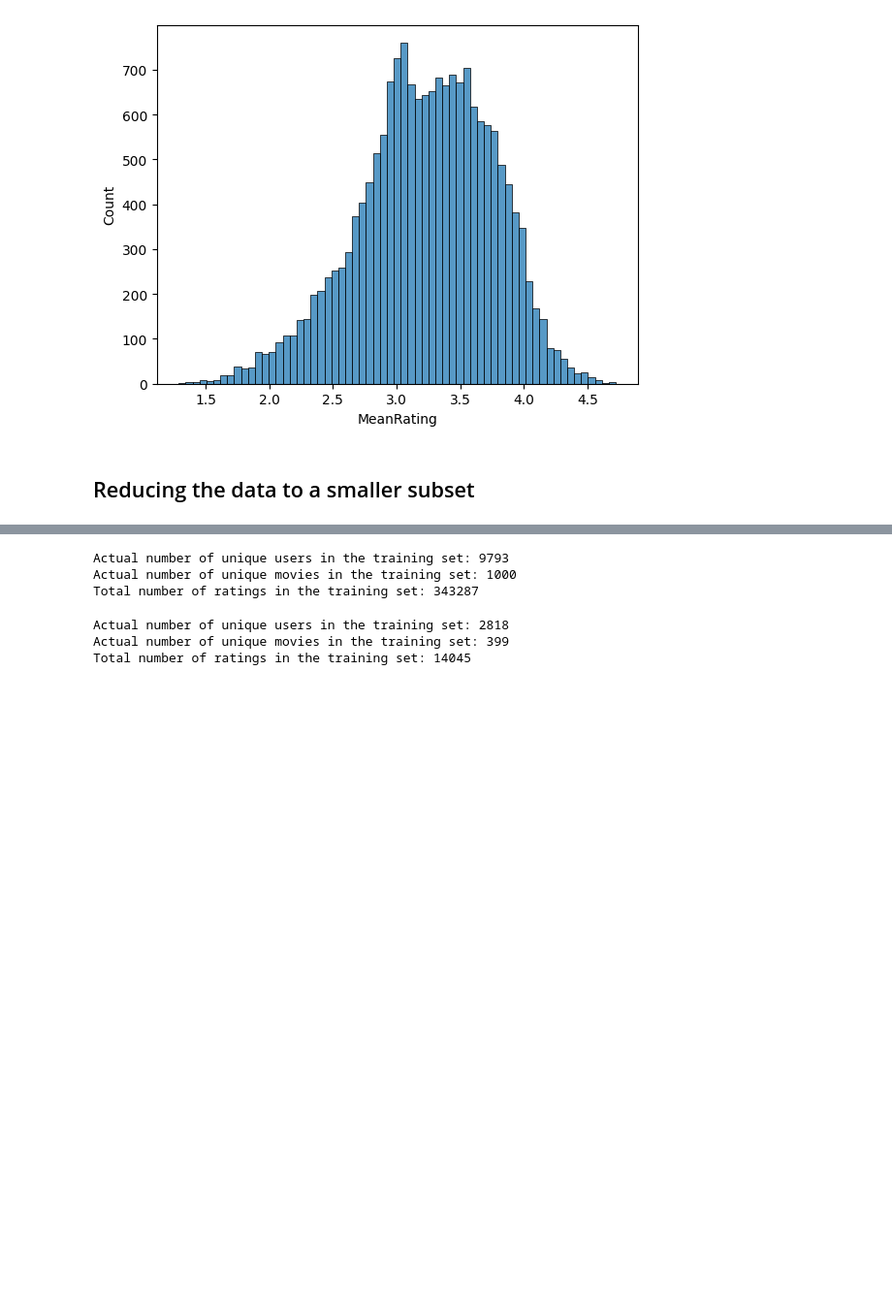
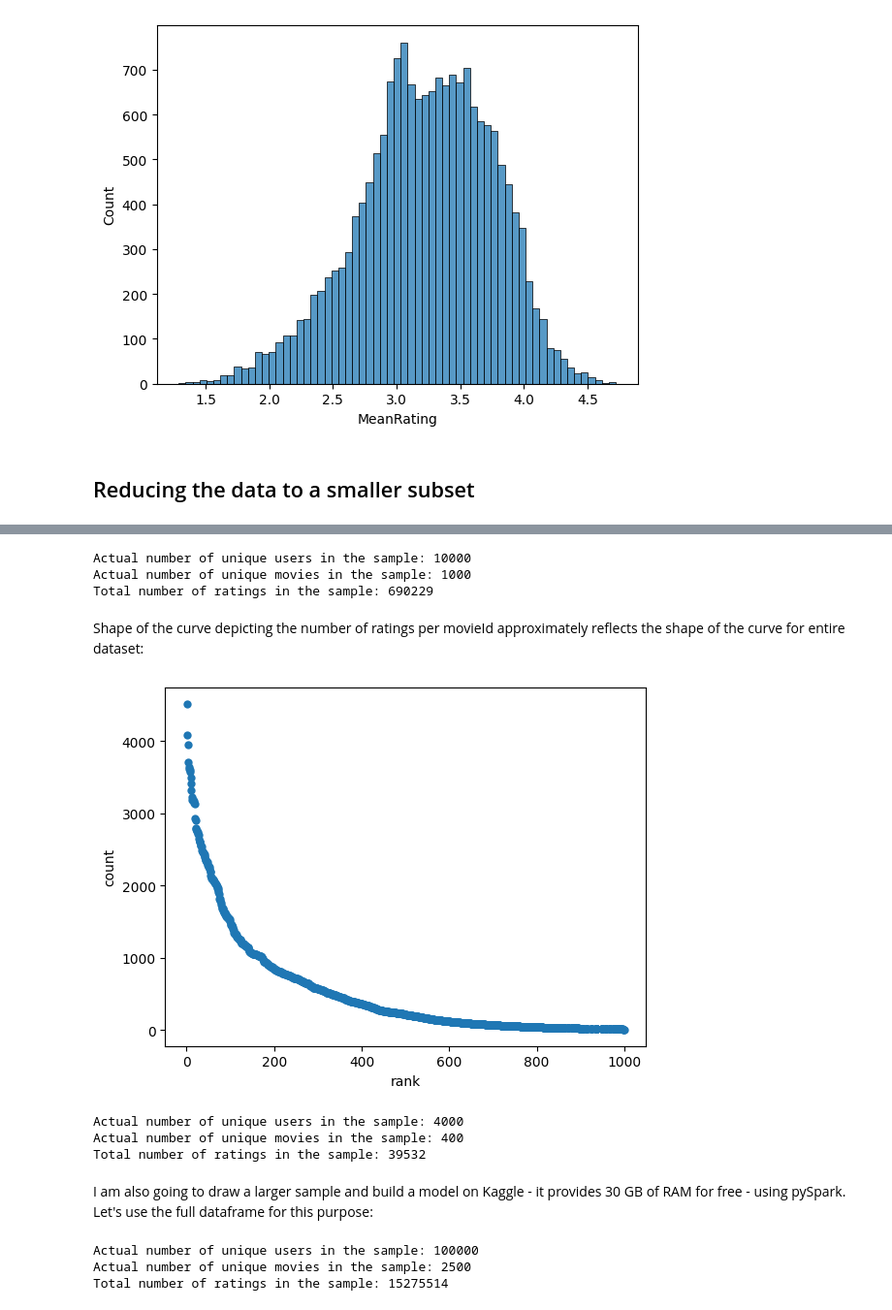
Before and after one commit to KrzysztofUrbaniec/NetlixRecommender, a Jupyter notebook: src/notebooks/Exploration.ipynb, the cells around one changed output, grey strips where cells are left out. Shown: that part at 97% size. Cells and saved outputs as stored; diff of their text form; code cells hidden in the pictures; blank space fills up the shorter version.

Commit message:
Changed sampling method

```diff
--- a/src/notebooks/Exploration.ipynb
+++ b/src/notebooks/Exploration.ipynb
@@ -228,35 +238,38 @@ min_movie_ratings = n_ratings_per_movie['count'].quantile(.75)
 popular_movies_idx = n_ratings_per_movie['count'][n_ratings_per_movie['count'] > min_movie_ratings].index
 ratings_subset = ratings[ratings['MovieId'].isin(popular_movies_idx)]
 # %%
-from sklearn.model_selection import train_test_split
+# Split the dataset into "big" train and test sets, to guarantee, that they will contain distinct user-movie pairs after sampling
+train, test = train_test_split(ratings, test_size=0.2, random_state=0)
 
-# Split the dataset into "big" train and test sets, to guarantee, that they will contain distinct user-movie pairs after sampling
-train, test = train_test_split(ratings_subset, test_size=0.2, random_state=0)
+ms_train = MovieSampler(train)
+ms_test = MovieSampler(test)
+
+sample_train = ms_train.get_sample_data(n_users=10_000, n_movies=1000, random_state=0, zipfs_s=2.0)
+sample_test = ms_test.get_sample_data(n_users=4000, n_movies=400, random_state=0, zipfs_s=2.0)
-# %%
-import sys
-package_path = os.path.abspath('../../src')
-if package_path not in sys.path:
-    sys.path.append(package_path)
-
-from scripts import utils
-sample_train = utils.get_sample_data(train, n_users=10_000, n_movies=1000, random_state=0)
-sample_test = utils.get_sample_data(test, n_users=4000, n_movies=400, random_state=0)
-# %%
-print(f"Actual number of unique users in the training set: {sample_train['CustId'].unique().size}")
-print(f"Actual number of unique movies in the training set: {sample_train['MovieId'].unique().size}")
-print(f"Total number of ratings in the training set: {len(sample_train)}")
-# %% [output]
-Actual number of unique users in the training set: 9793
-Actual number of unique movies in the training set: 1000
-Total number of ratings in the training set: 343287
-# %%
-print(f"Actual number of unique users in the training set: {sample_test['CustId'].unique().size}")
-print(f"Actual number of unique movies in the training set: {sample_test['MovieId'].unique().size}")
-print(f"Total number of ratings in the training set: {len(sample_test)}")
-# %% [output]
-Actual number of unique users in the training set: 2818
-Actual number of unique movies in the training set: 399
-Total number of ratings in the training set: 14045
+# %%
+# Training
+utils.print_sample_summary(sample_train)
+# %% [output]
+Actual number of unique users in the sample: 10000
+Actual number of unique movies in the sample: 1000
+Total number of ratings in the sample: 690229
+# %% [markdown]
+Shape of the curve depicting the number of ratings per movieId approximately reflects the shape of the curve for entire dataset:
+# %%
+n_ratings_per_movie_sample = sample_train.groupby('MovieId')['CustId'].count().sort_values(ascending=False).to_frame().rename({'CustId':'count'},axis=1)
+n_ratings_per_movie_sample['rank'] = n_ratings_per_movie_sample['count'].rank(ascending=False, axis=0)
+sns.scatterplot(data=n_ratings_per_movie_sample, x='rank', y='count', linewidth=0);
+# %% [output]
+[figure, added]
+# %%
+# Test
+utils.print_sample_summary(sample_test)
+# %% [output]
+Actual number of unique users in the sample: 4000
+Actual number of unique movies in the sample: 400
+Total number of ratings in the sample: 39532
 # %%
 sample_train.drop('Date',axis=1).to_csv(data_dirpath + 'ratings_training.csv', sep=',', index=False)
 sample_test.drop('Date',axis=1).to_csv(data_dirpath + 'ratings_test.csv', sep=',', index=False)
+# %% [markdown]
+I am also going to draw a larger sample and build a model on Kaggle - it provides 30 GB of RAM for free - using pySpark. Let's use the full dataframe for this purpose:
@@ -262,0 +279,7 @@ sample_test.drop('Date',axis=1).to_csv(data_dirpath + 'ratings_test.csv', sep=',
+# %%
+# Traning
+utils.print_sample_summary(sample_train_large)
+# %% [output]
+Actual number of unique users in the sample: 100000
+Actual number of unique movies in the sample: 2500
+Total number of ratings in the sample: 15275514
```
Also changed, not shown: parts of 7 cells of this notebook.
